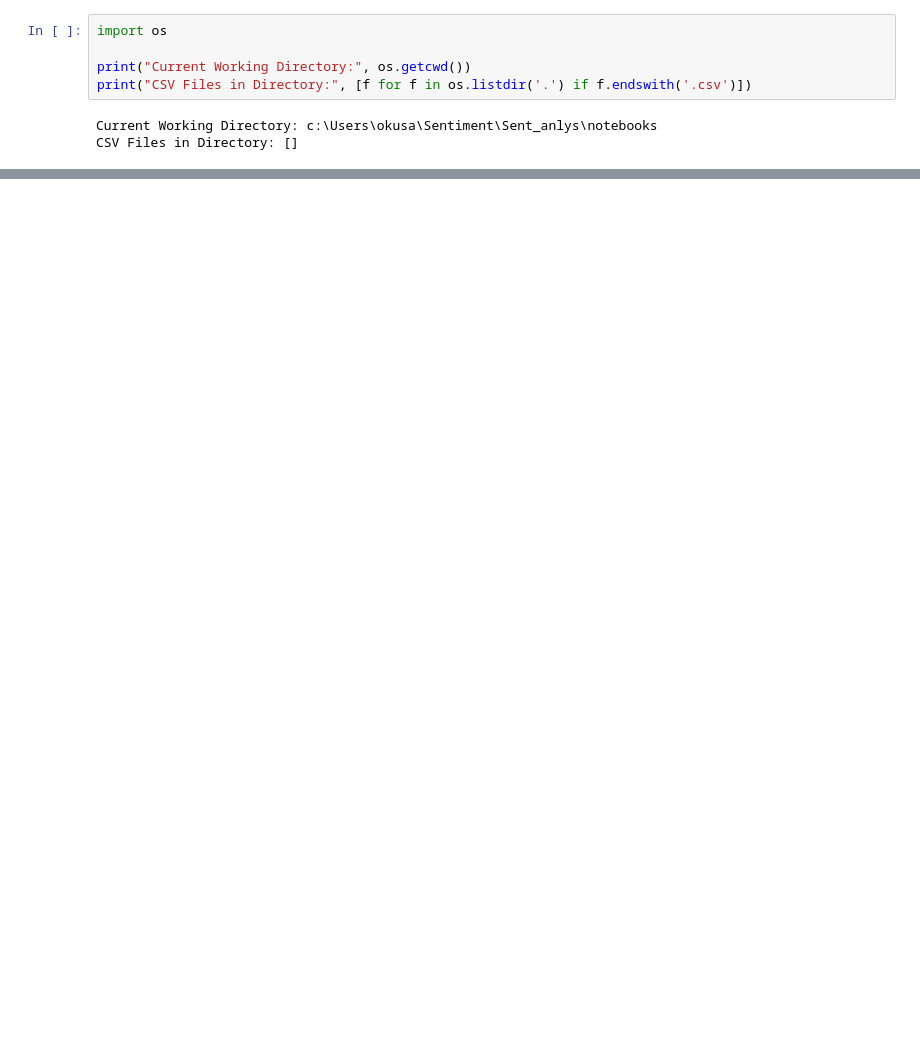
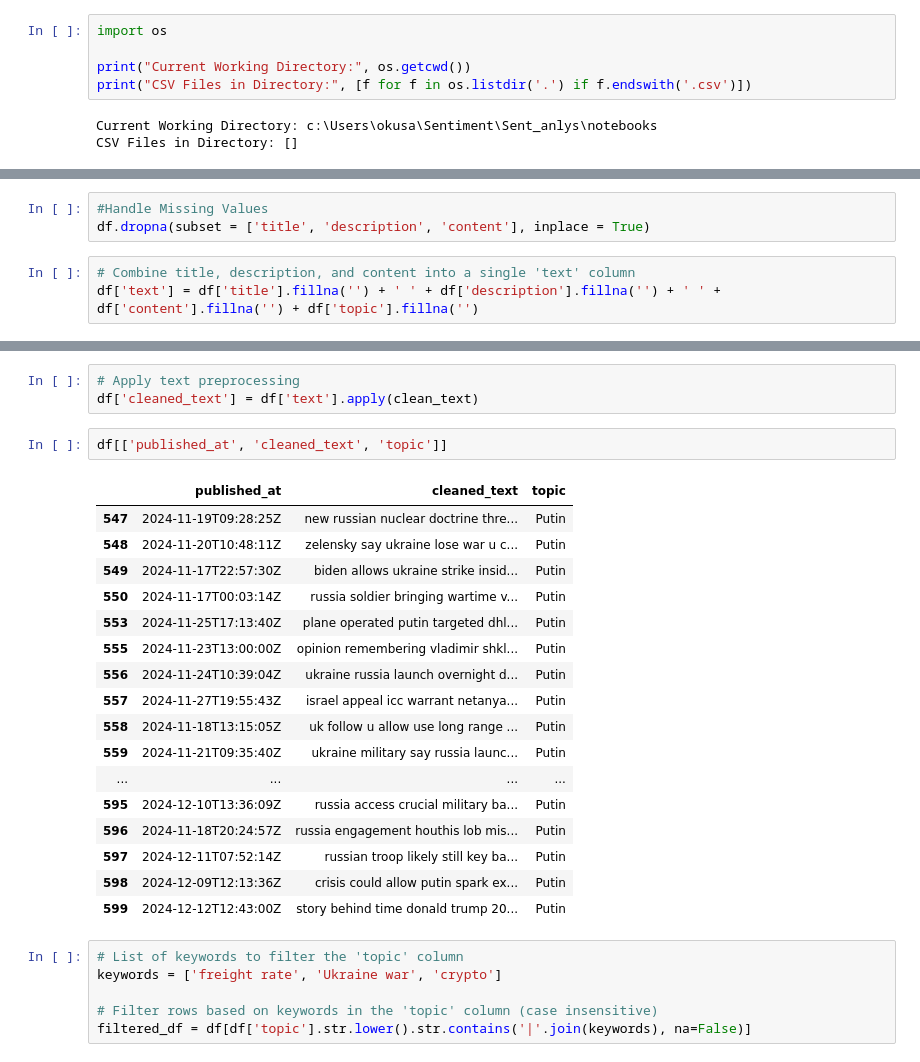
Before and after one commit to Ladozuki/Sent_anlys, a Jupyter notebook: notebooks/EDA.ipynb, the cells around one changed output, grey strips where cells are left out. Cells and saved outputs as stored; diff of their text form; blank space fills up the shorter version.

```diff
--- a/notebooks/EDA.ipynb
+++ b/notebooks/EDA.ipynb
@@ -40,0 +143,6 @@ df.head()
+# %%
+#Handle Missing Values
+df.dropna(subset = ['title', 'description', 'content'], inplace = True)
+# %%
+# Combine title, description, and content into a single 'text' column
+df['text'] = df['title'].fillna('') + ' ' + df['description'].fillna('') + ' ' + df['content'].fillna('') + df['topic'].fillna('')
@@ -40,0 +160,29 @@ df.head()
+# %%
+# Apply text preprocessing
+df['cleaned_text'] = df['text'].apply(clean_text)
+# %%
+df[['published_at', 'cleaned_text', 'topic']]
+# %% [output]
+|  | published_at | cleaned_text | topic |
+| 547 | 2024-11-19T09:28:25Z | new russian nuclear doctrine thre... | Putin |
+| 548 | 2024-11-20T10:48:11Z | zelensky say ukraine lose war u c... | Putin |
+| 549 | 2024-11-17T22:57:30Z | biden allows ukraine strike insid... | Putin |
+| 550 | 2024-11-17T00:03:14Z | russia soldier bringing wartime v... | Putin |
+| 553 | 2024-11-25T17:13:40Z | plane operated putin targeted dhl... | Putin |
+| 555 | 2024-11-23T13:00:00Z | opinion remembering vladimir shkl... | Putin |
+| 556 | 2024-11-24T10:39:04Z | ukraine russia launch overnight d... | Putin |
+| 557 | 2024-11-27T19:55:43Z | israel appeal icc warrant netanya... | Putin |
+| 558 | 2024-11-18T13:15:05Z | uk follow u allow use long range ... | Putin |
+| 559 | 2024-11-21T09:35:40Z | ukraine military say russia launc... | Putin |
+| ... | ... | ... | ... |
+| 595 | 2024-12-10T13:36:09Z | russia access crucial military ba... | Putin |
+| 596 | 2024-11-18T20:24:57Z | russia engagement houthis lob mis... | Putin |
+| 597 | 2024-12-11T07:52:14Z | russian troop likely still key ba... | Putin |
+| 598 | 2024-12-09T12:13:36Z | crisis could allow putin spark ex... | Putin |
+| 599 | 2024-12-12T12:43:00Z | story behind time donald trump 20... | Putin |
+# %%
+# List of keywords to filter the 'topic' column
+keywords = ['freight rate', 'Ukraine war', 'crypto']
+
+# Filter rows based on keywords in the 'topic' column (case insensitive)
+filtered_df = df[df['topic'].str.lower().str.contains('|'.join(keywords), na=False)]
```
Also changed, not shown: parts of 11 cells of this notebook, 6 other files.
